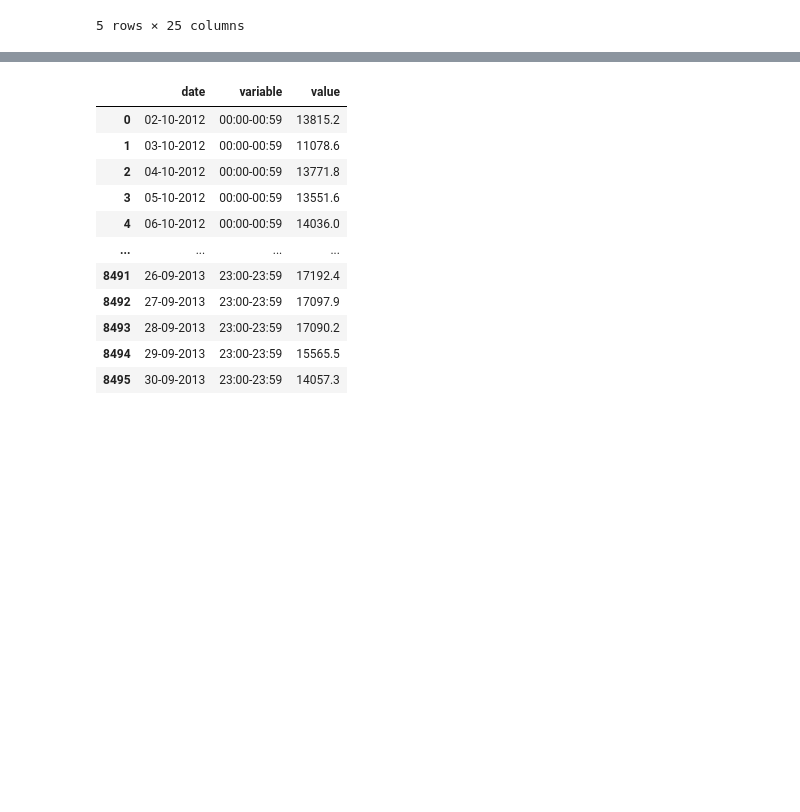
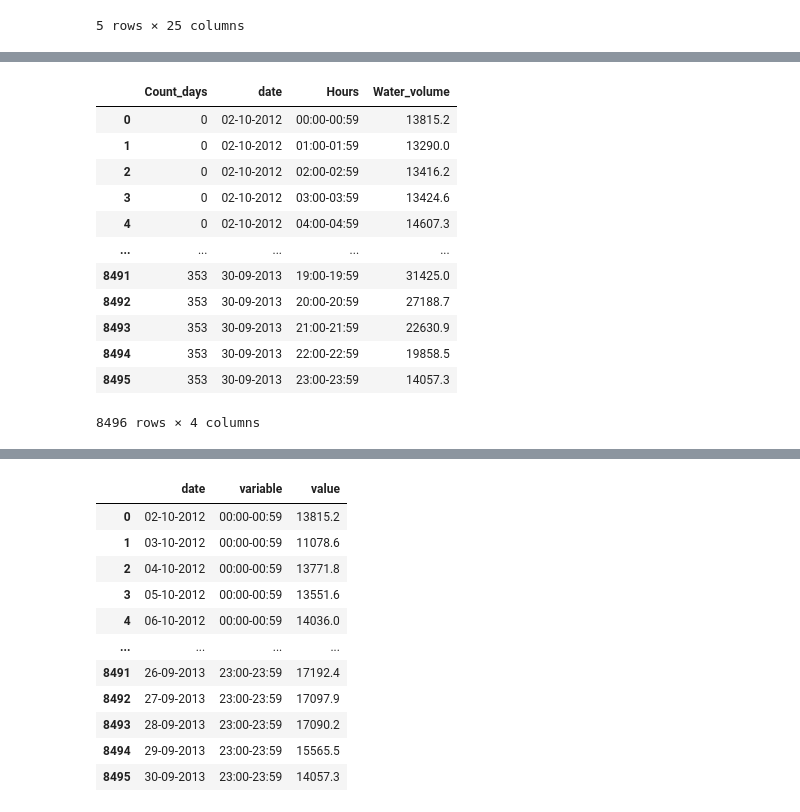
Before and after one commit to giodefa96/Script_Tesi_new, a Jupyter notebook: Script/press_idr.ipynb, the cells around one changed output, grey strips where cells are left out. Cells and saved outputs as stored; diff of their text form; code cells hidden in the pictures; blank space fills up the shorter version.

```diff
--- a/Script/press_idr.ipynb
+++ b/Script/press_idr.ipynb
@@ -42,0 +74,18 @@ dati.stack().reset_index()
+# %%
+dati = dati.rename(columns = {'level_0':'Count_days','level_1':'Hours',0:'Water_volume'})
+dati = dati[['Count_days','date','Hours','Water_volume']]
+dati
+# %% [output]
+|  | Count_days | date | Hours | Water_volume |
+| 0 | 0 | 02-10-2012 | 00:00-00:59 | 13815.2 |
+| 1 | 0 | 02-10-2012 | 01:00-01:59 | 13290.0 |
+| 2 | 0 | 02-10-2012 | 02:00-02:59 | 13416.2 |
+| 3 | 0 | 02-10-2012 | 03:00-03:59 | 13424.6 |
+| 4 | 0 | 02-10-2012 | 04:00-04:59 | 14607.3 |
+| ... | ... | ... | ... | ... |
+| 8491 | 353 | 30-09-2013 | 19:00-19:59 | 31425.0 |
+| 8492 | 353 | 30-09-2013 | 20:00-20:59 | 27188.7 |
+| 8493 | 353 | 30-09-2013 | 21:00-21:59 | 22630.9 |
+| 8494 | 353 | 30-09-2013 | 22:00-22:59 | 19858.5 |
+| 8495 | 353 | 30-09-2013 | 23:00-23:59 | 14057.3 |
+8496 rows × 4 columns
```
Also changed, not shown: parts of 8 cells of this notebook.
